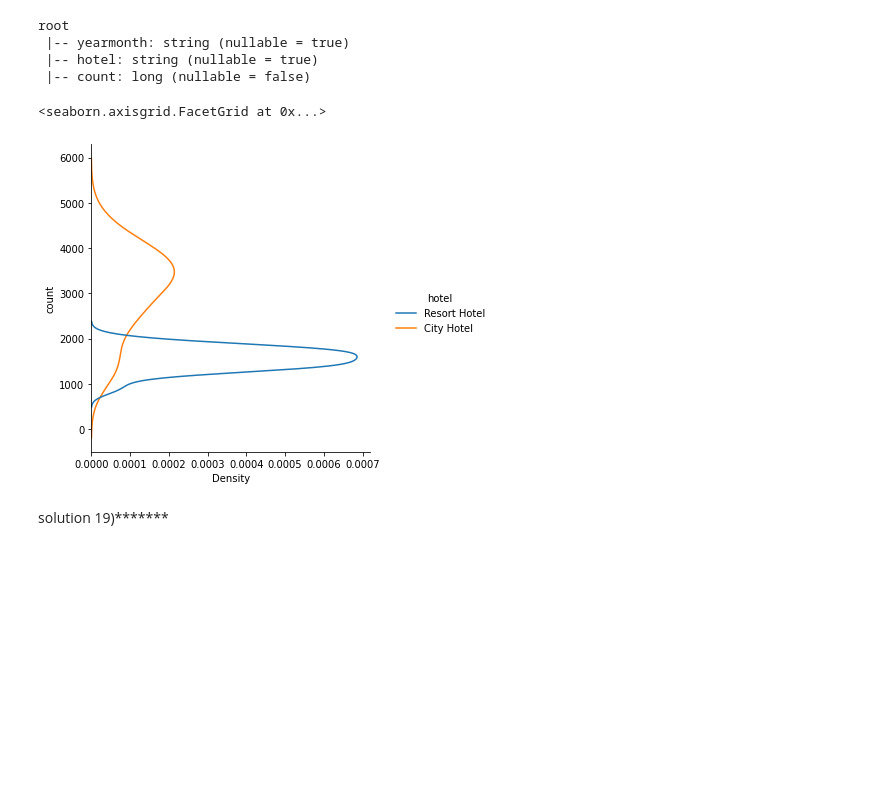
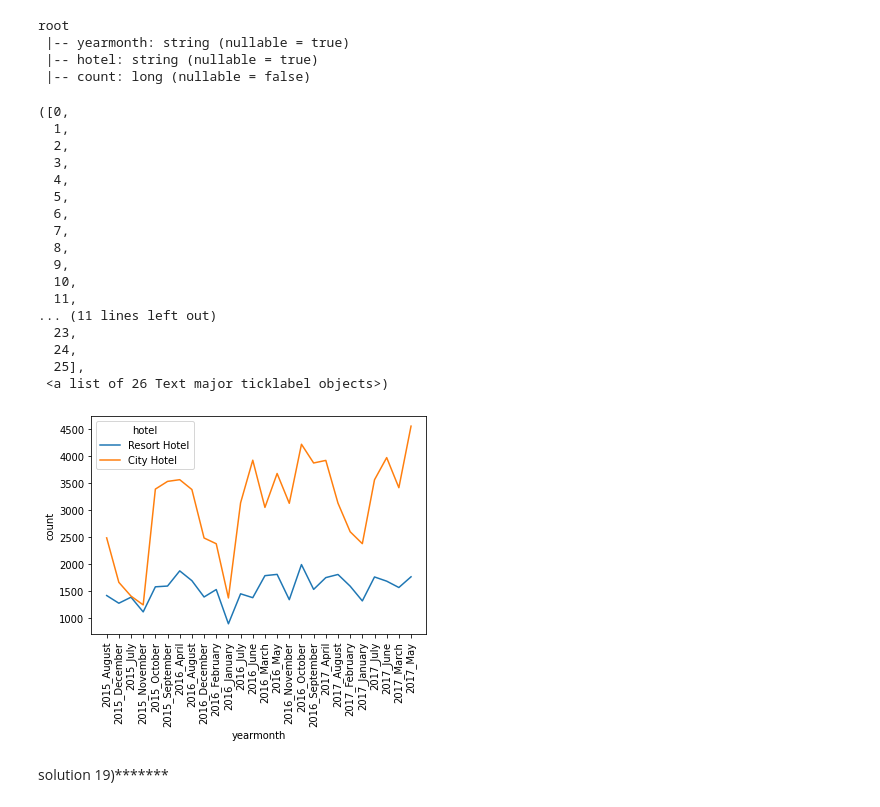
Before and after one commit to somkiatth/git, a Jupyter notebook: ku_API_assign.ipynb, the cells around one changed output. Saved outputs shown, nothing was run; the diff lists cells and outputs as text; code cells hidden in the pictures; blank space fills up the shorter version.

```diff
--- a/ku_API_assign.ipynb
+++ b/ku_API_assign.ipynb
@@ -560,8 +572,25 @@ root
 # %%
-sns.displot(data=df19,y='count', kind='kde',hue='hotel')
+sns.lineplot(data=df19,x='yearmonth',y='count',hue='hotel')
+plt.xticks(rotation = 'vertical')
 # %% [output]
-<seaborn.axisgrid.FacetGrid at 0x...>
+([0,
+  1,
+  2,
+  3,
+  4,
+  5,
+  6,
+  7,
+  8,
+  9,
+  10,
+  11,
+... (11 lines left out)
+  23,
+  24,
+  25],
+ <a list of 26 Text major ticklabel objects>)
-[figure, old version]
+[figure, new version]
 # %% [markdown]
 solution 19)*******
 # %%
```
Also changed, not shown: parts of 3 cells of this notebook.
